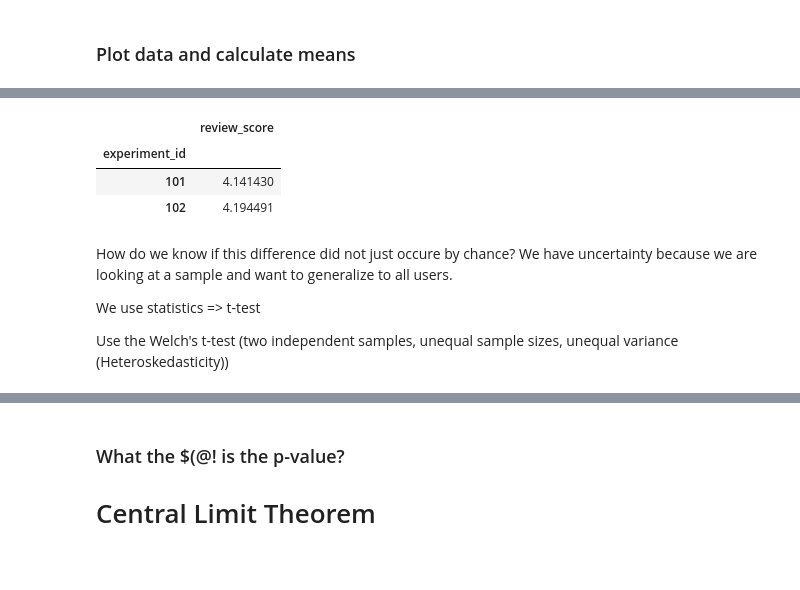
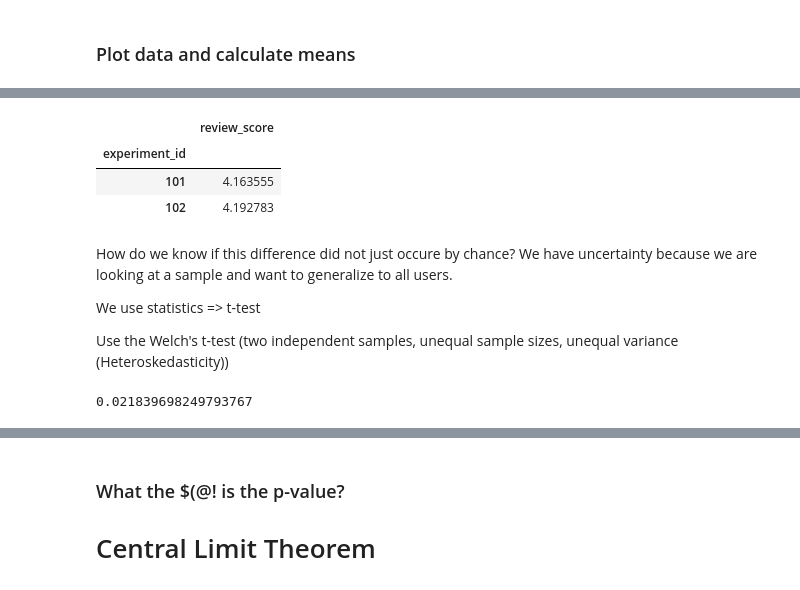
Before and after one commit to mavidvd/data-ber-03-20, a Jupyter notebook: Notes/module_2/week_5/3_analytics-ab_testing.ipynb, the cells around one changed output, grey strips where cells are left out. Cells and saved outputs as stored; diff of their text form; code cells hidden in the pictures.

```diff
--- a/Notes/module_2/week_5/3_analytics-ab_testing.ipynb
+++ b/Notes/module_2/week_5/3_analytics-ab_testing.ipynb
@@ -101,8 +101,8 @@ ax.set_ylim(3,5);
 # %%
-df[df["date_id"] > "2018-07-15"].groupby("experiment_id").mean()
+df[df["date_id"] >= "2018-07-15"].groupby("experiment_id").mean()
 # %% [output]
 |  | review_score |
 | experiment_id |  |
-| 101 | 4.141430 |
-| 102 | 4.194491 |
+| 101 | 4.163555 |
+| 102 | 4.192783 |
 # %%
@@ -121,5 +123,9 @@ group_b = df.loc[df["experiment_id"] == 102, "review_score"]
 
 t, p = scipy.stats.ttest_ind(group_a, group_b, equal_var=False)
+# %%
+p
+# %% [output]
+0.021839698249793767
 # %%
 print(f"the p-value is {round(p * 100, 3)}%")
 # %% [output]
```
Also changed, not shown: parts of 20 cells of this notebook, 1 other file.
